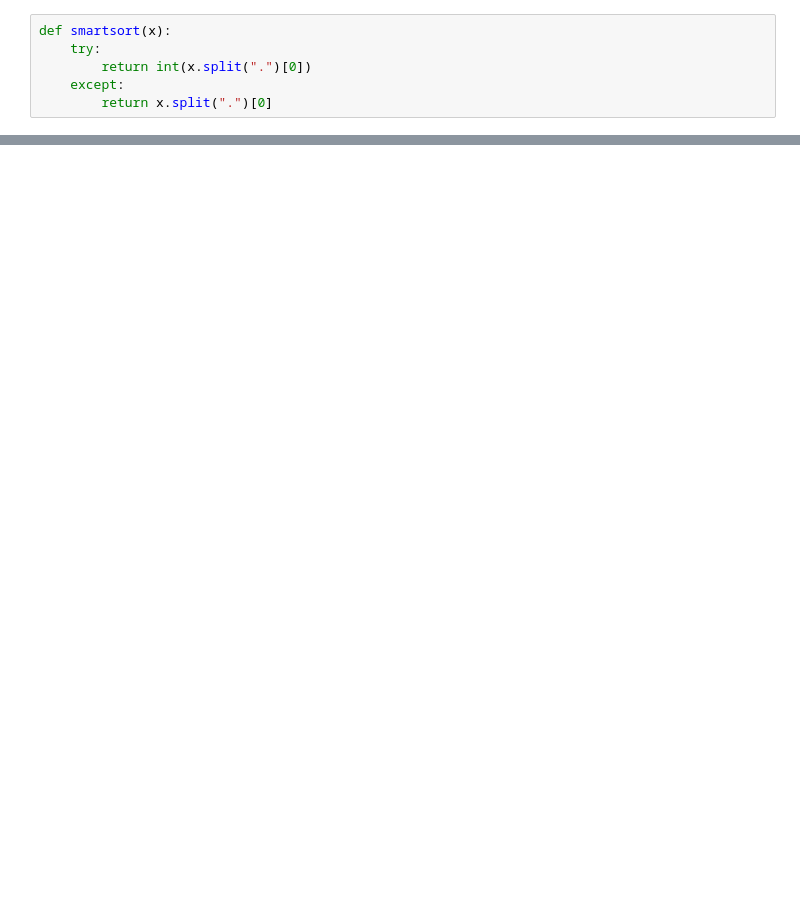
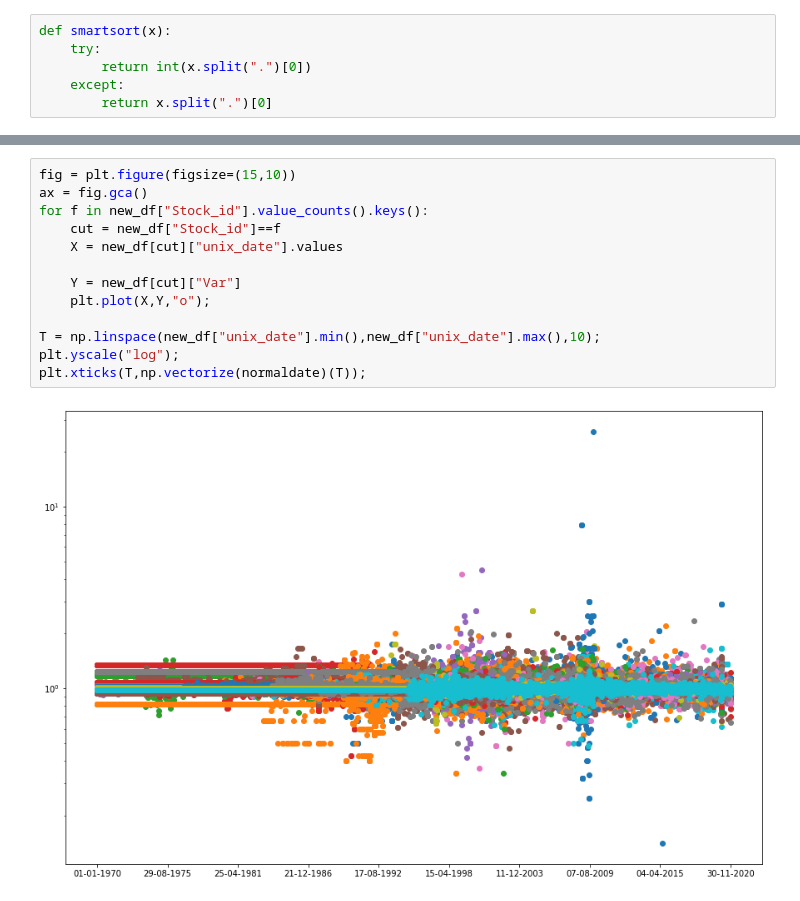
Before and after one commit to AdrianoDee/stock-market-scraper, a Jupyter notebook: forecast.ipynb, the cells around one changed output, grey strips where cells are left out. Cells and saved outputs as stored; diff of their text form; blank space fills up the shorter version.

```diff
--- a/forecast.ipynb
+++ b/forecast.ipynb
@@ -222,0 +215,15 @@ a.head()
+# %%
+fig = plt.figure(figsize=(15,10))
+ax = fig.gca()
+for f in new_df["Stock_id"].value_counts().keys():
+    cut = new_df["Stock_id"]==f
+    X = new_df[cut]["unix_date"].values
+
+    Y = new_df[cut]["Var"]
+    plt.plot(X,Y,"o");
+
+T = np.linspace(new_df["unix_date"].min(),new_df["unix_date"].max(),10);
+plt.yscale("log");
+plt.xticks(T,np.vectorize(normaldate)(T));
+# %% [output]
+[figure, added]
```
Also changed, not shown: parts of 83 cells of this notebook, 1 other file.
